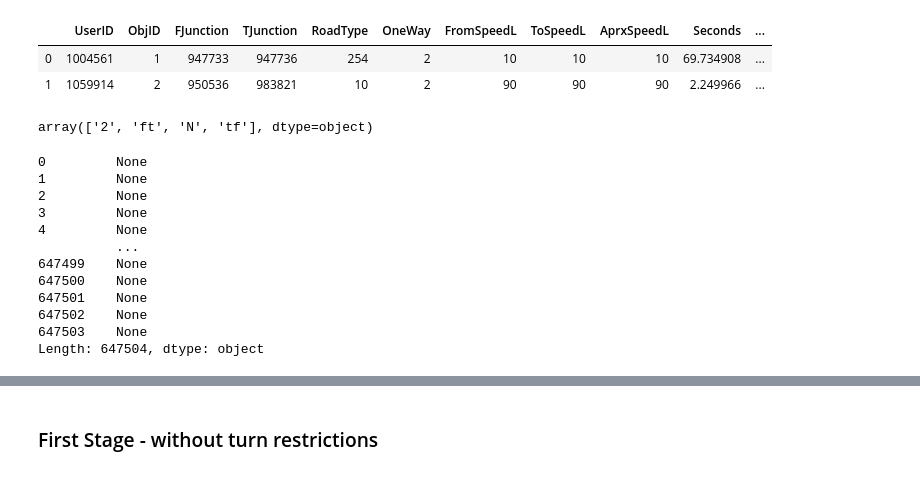
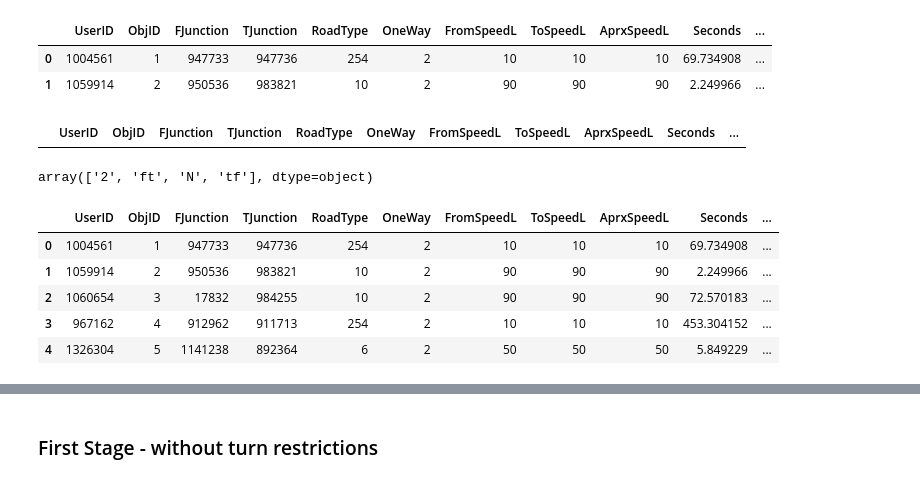
Before and after one commit to daniellebs/accessibility-vis, a Jupyter notebook: data_processing/notebooks/explore_mapa_data.ipynb, the cells around one changed output, grey strips where cells are left out. Cells and saved outputs as stored; diff of their text form; code cells hidden in the pictures.

Commit message:
Add exploration of the roads network

```diff
--- a/data_processing/notebooks/explore_mapa_data.ipynb
+++ b/data_processing/notebooks/explore_mapa_data.ipynb
@@ -69,8 +75,10 @@ shape_edges_df.head(2)
 | 0 | 1004561 | 1 | 947733 | 947736 | 254 | 2 | 10 | 10 | 10 | 69.734908 | ... |
 | 1 | 1059914 | 2 | 950536 | 983821 | 10 | 2 | 90 | 90 | 90 | 2.249966 | ... |
 # %%
-edges_df = pd.DataFrame()
-edges_df.columns = edges_df.columns
+edges_df = pd.DataFrame(columns=shape_edges_df.columns)
+edges_df.head()
+# %% [output]
+|  | UserID | ObjID | FJunction | TJunction | RoadType | OneWay | FromSpeedL | ToSpeedL | AprxSpeedL | Seconds | ... |
 # %%
 shape_edges_df['OneWay'].unique()
 # %% [output]
@@ -93,15 +86,9 @@ def create_edges(e):
-# %%
-shape_edges_df.apply(lambda x: create_edges(x), axis=1)
-# %% [output]
-0         None
-1         None
-2         None
-3         None
-4         None
-          ...
-647499    None
-647500    None
-647501    None
-647502    None
-647503    None
-Length: 647504, dtype: object
+# %%
+shape_edges_df.head()
+# %% [output]
+|  | UserID | ObjID | FJunction | TJunction | RoadType | OneWay | FromSpeedL | ToSpeedL | AprxSpeedL | Seconds | ... |
+| 0 | 1004561 | 1 | 947733 | 947736 | 254 | 2 | 10 | 10 | 10 | 69.734908 | ... |
+| 1 | 1059914 | 2 | 950536 | 983821 | 10 | 2 | 90 | 90 | 90 | 2.249966 | ... |
+| 2 | 1060654 | 3 | 17832 | 984255 | 10 | 2 | 90 | 90 | 90 | 72.570183 | ... |
+| 3 | 967162 | 4 | 912962 | 911713 | 254 | 2 | 10 | 10 | 10 | 453.304152 | ... |
+| 4 | 1326304 | 5 | 1141238 | 892364 | 6 | 2 | 50 | 50 | 50 | 5.849229 | ... |
```
Also changed, not shown: parts of 36 cells of this notebook.
